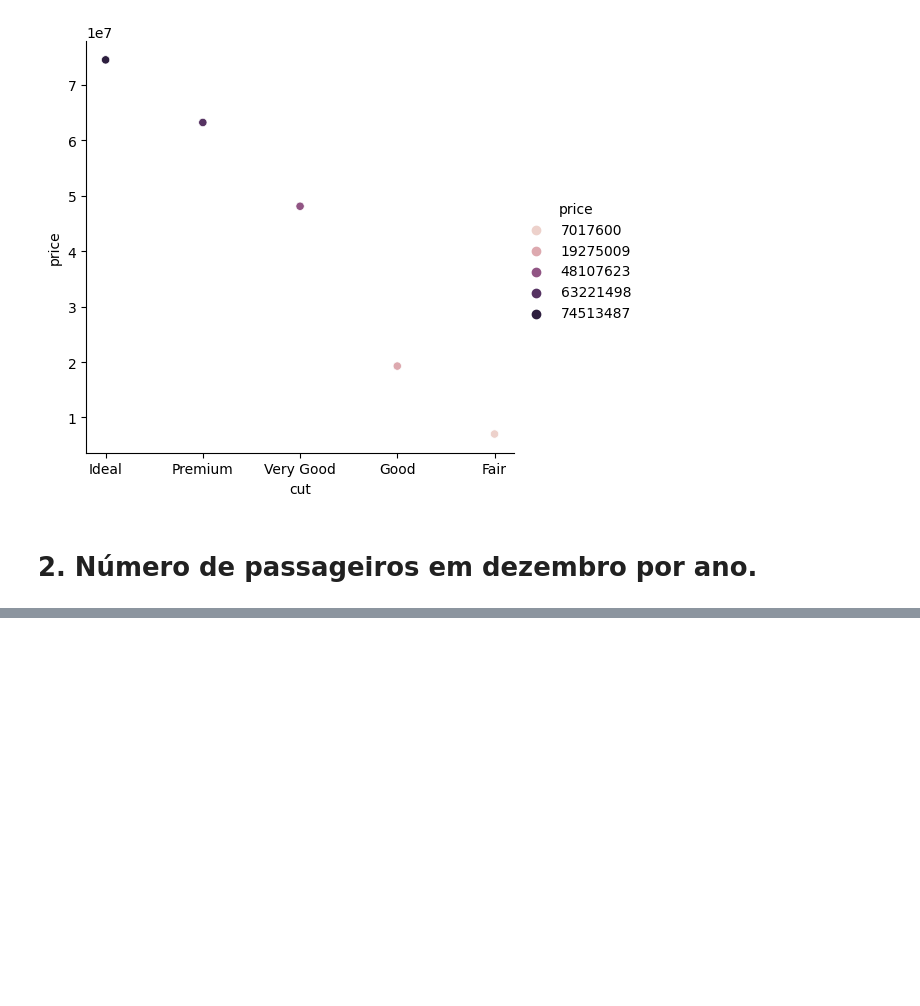
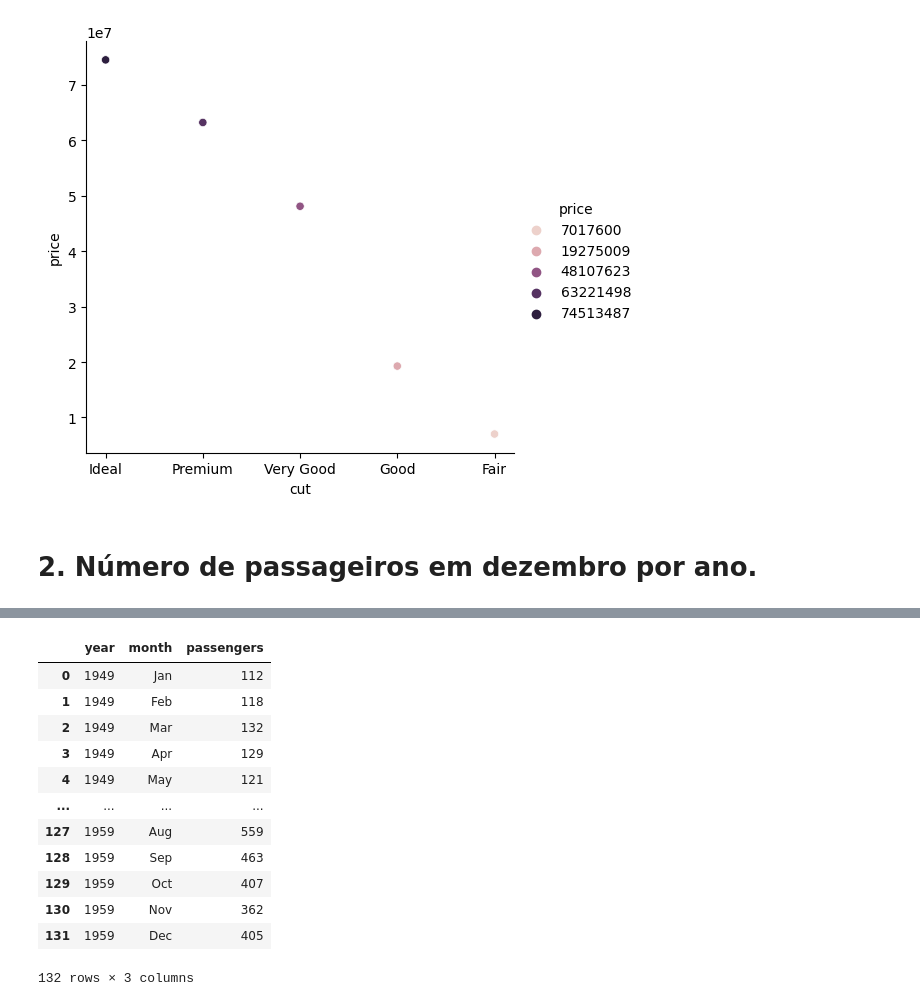
Before and after one commit to freirefellipe/ebac, a Jupyter notebook: MOD14-resolvido.ipynb, the cells around one changed output, grey strips where cells are left out. Cells and saved outputs as stored; diff of their text form; code cells hidden in the pictures; blank space fills up the shorter version.

```diff
--- a/MOD14-resolvido.ipynb
+++ b/MOD14-resolvido.ipynb
@@ -45,0 +89,16 @@ diamonds_graphic = seaborn.relplot(data=diamonds_cut_price, x='cut', y='price',
+# %%
+display(flights10years)
+# %% [output]
+|  | year | month | passengers |
+| 0 | 1949 | Jan | 112 |
+| 1 | 1949 | Feb | 118 |
+| 2 | 1949 | Mar | 132 |
+| 3 | 1949 | Apr | 129 |
+| 4 | 1949 | May | 121 |
+| ... | ... | ... | ... |
+| 127 | 1959 | Aug | 559 |
+| 128 | 1959 | Sep | 463 |
+| 129 | 1959 | Oct | 407 |
+| 130 | 1959 | Nov | 362 |
+| 131 | 1959 | Dec | 405 |
+132 rows × 3 columns
```
Also changed, not shown: parts of 14 cells of this notebook.
